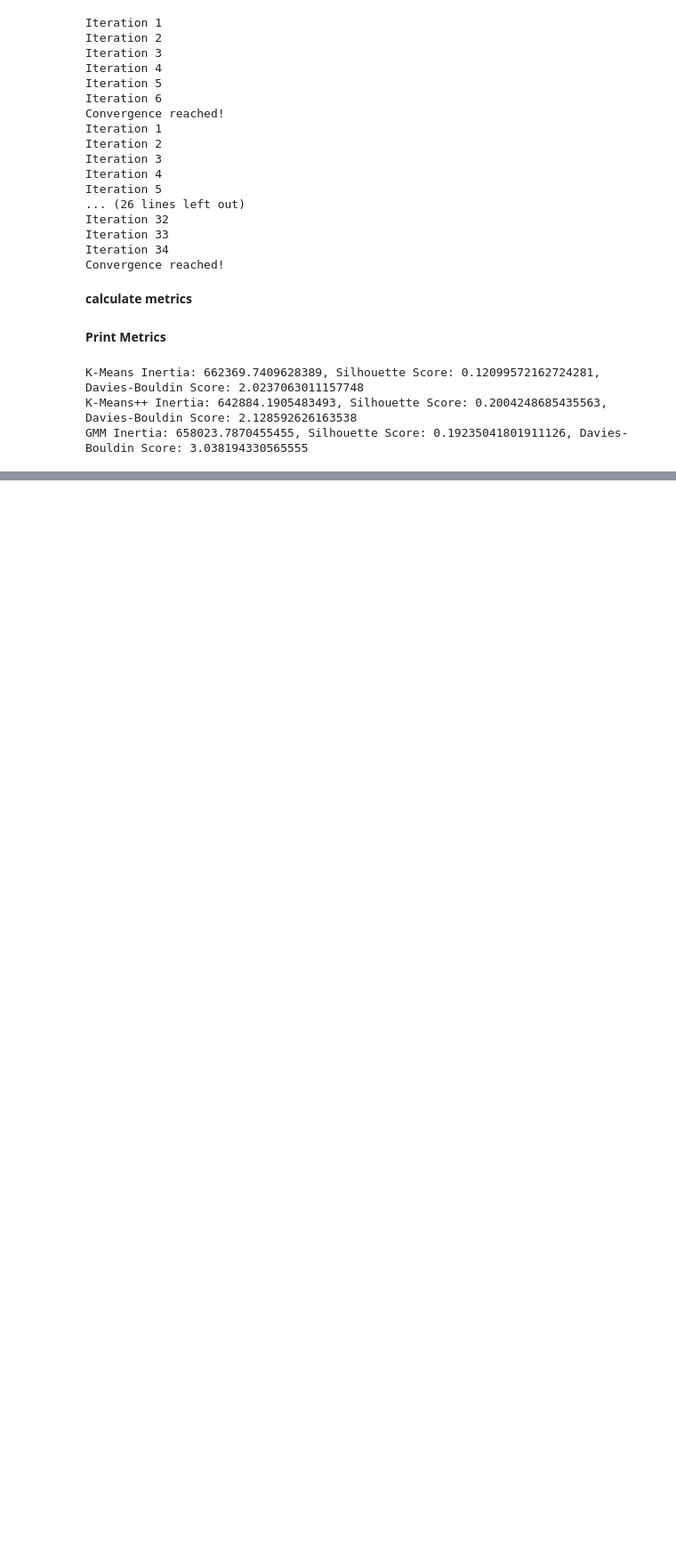
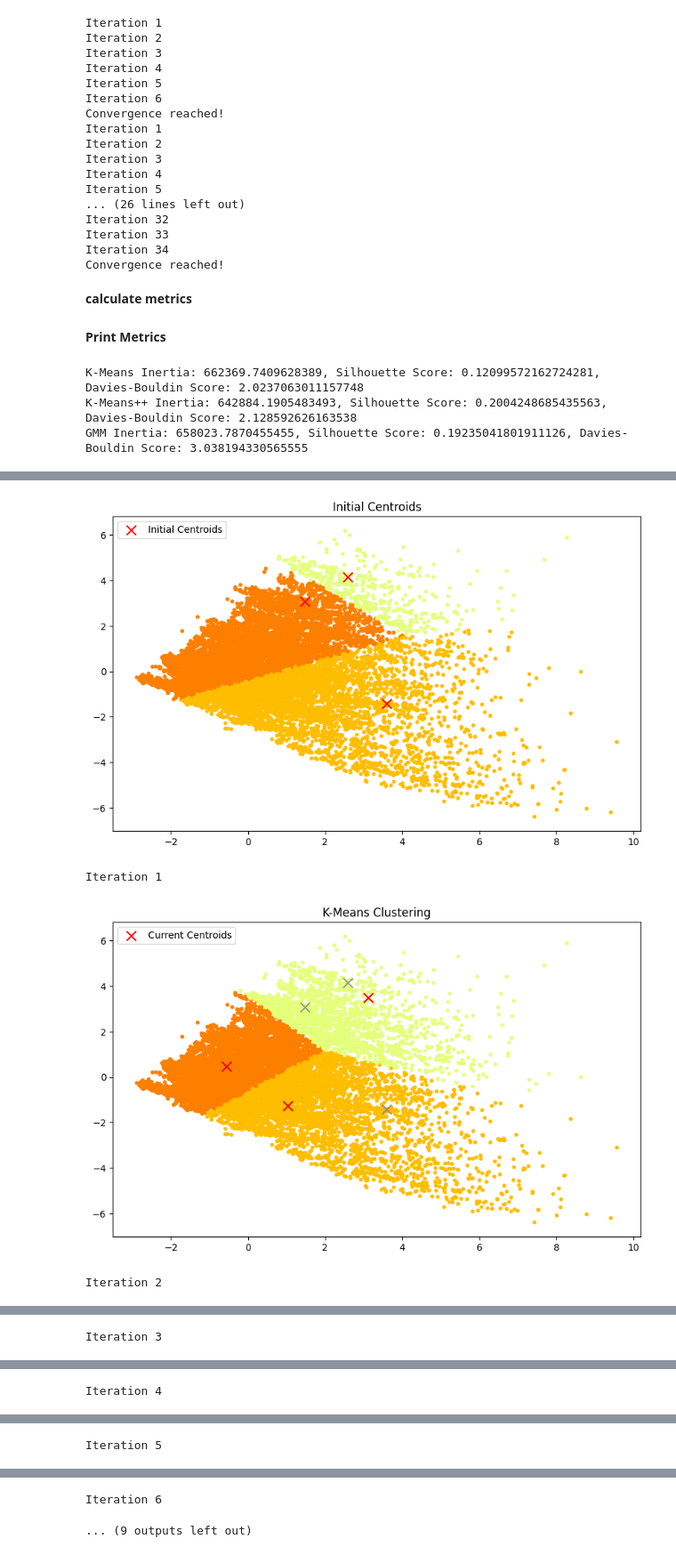
Before and after one commit to gmaurer08/ADM-HW4, a Jupyter notebook: main.ipynb, the cells around one changed output, grey strips where cells are left out. Shown at 89% size. Saved outputs shown, nothing was run; the diff lists cells and outputs as text; code cells hidden in the pictures; blank space fills up the shorter version.

Commit message:
Add point 3 and 4
Add point 3 and 4 and modify some markdowns cells in order to make the notebook more coherent in the style.

```diff
--- a/main.ipynb
+++ b/main.ipynb
@@ -2293,0 +2237,5 @@ While GMM provides competitive inertia values, its Davies-Bouldin score suggests
+# %%
+# Create a dataframe to store the results of PCA
+pca = PCA(n_components=2)
+pca.fit(scaled_df[colums_to_standartize])
+pca_df = pca.transform(scaled_df[colums_to_standartize])
@@ -2293,0 +2287,12 @@ While GMM provides competitive inertia values, its Davies-Bouldin score suggests
+# %%
+# Parameters
+k = 3  # Best number of clusters
+chunk_size = 200  # Size of each data chunk
+
+# Plotting the clusters
+centroids, labels = km.mapreduce_kmeans_plotted(pca_df, k, chunk_size=chunk_size, max_iters=10) # CHoose 10 iterations in order to not have a long output
+# %% [output]
+[figure, added]
+Iteration 1
+[figure, added]
+Iteration 2
@@ -2293,0 +2300 @@ While GMM provides competitive inertia values, its Davies-Bouldin score suggests
+Iteration 3
@@ -2293,0 +2302 @@ While GMM provides competitive inertia values, its Davies-Bouldin score suggests
+Iteration 4
@@ -2293,0 +2304 @@ While GMM provides competitive inertia values, its Davies-Bouldin score suggests
+Iteration 5
@@ -2293,0 +2306,2 @@ While GMM provides competitive inertia values, its Davies-Bouldin score suggests
+Iteration 6
+... (9 outputs left out)
```
Also changed, not shown: parts of 58 cells of this notebook, 7 other files.
